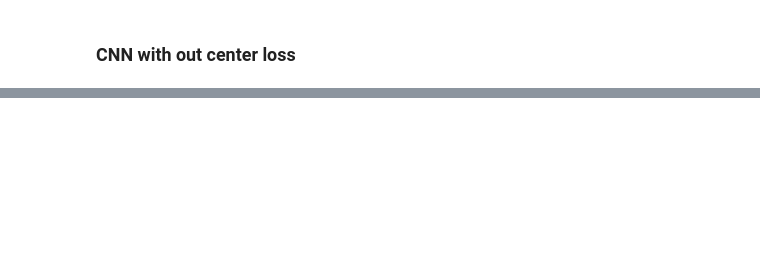
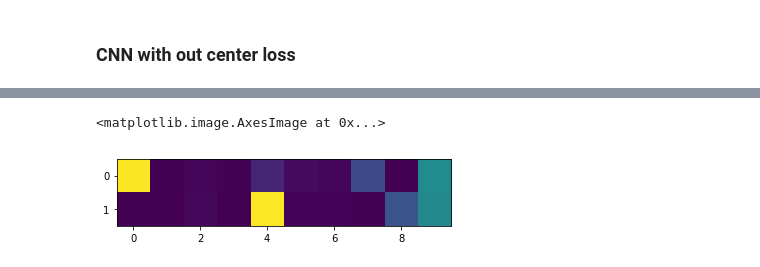
Before and after one commit to raynardj/python4ml, a Jupyter notebook: centerloss_in_pytorch.ipynb, the cells around one changed output, grey strips where cells are left out. Saved outputs shown, nothing was run; the diff lists cells and outputs as text; code cells hidden in the pictures; blank space fills up the shorter version.

Commit message:
center loss plotting out

```diff
--- a/centerloss_in_pytorch.ipynb
+++ b/centerloss_in_pytorch.ipynb
@@ -579,0 +633,35 @@ plt.plot(range(len(acc_stat1)),acc_stat1,range(len(acc_stat2)),acc_stat2)
+# %%
+FEATURE_NB = 2
+dnn = cnn_mnist2(10,fc_h=256)
+clmd = center_loss(FEATURE_NB,10)
+
+params_dnn = list(dnn.parameters())
+params_theta = params_dnn[:-2]
+params_w = params_dnn[-2:]
+params_closs = list(clmd.parameters())
+len(params_w),len(params_closs),len(params_theta)
+for param in [params_w,params_closs,params_theta,]:
+    for mx in param:
+        print(mx.size())
+    print("="*60)
+
+# torch.cuda.is_available() will return True or False on if this machine possess GPU/ is its CUDA ready
+CUDA = torch.cuda.is_available()
+if CUDA:
+    dnn.cuda()
+    clmd.cuda()
+
+celoss=nn.CrossEntropyLoss()
+
+Lambda = 1e-2
+
+mu_t = 1e-3    # learning rate for dnn
+alpha = 5e-1    # learning rate for centers
+
+# Use 3 optimizer on 3 parts of the parameters
+opt_W = Adam(params_w, lr = mu_t)
+opt_c = SGD(params_closs, lr = alpha)
+opt_X = Adam(params_theta, lr = mu_t)
+
+# Number of iterations to refresh messege
+window=20
@@ -579,0 +768,7 @@ plt.plot(range(len(acc_stat1)),acc_stat1,range(len(acc_stat2)),acc_stat2)
+# %%
+centers = list(clmd.parameters())[0].data.numpy()
+# %%
+plt.imshow(centers)
+# %% [output]
+<matplotlib.image.AxesImage at 0x...>
+[figure, added]
```
Also changed, not shown: parts of 14 cells of this notebook.
